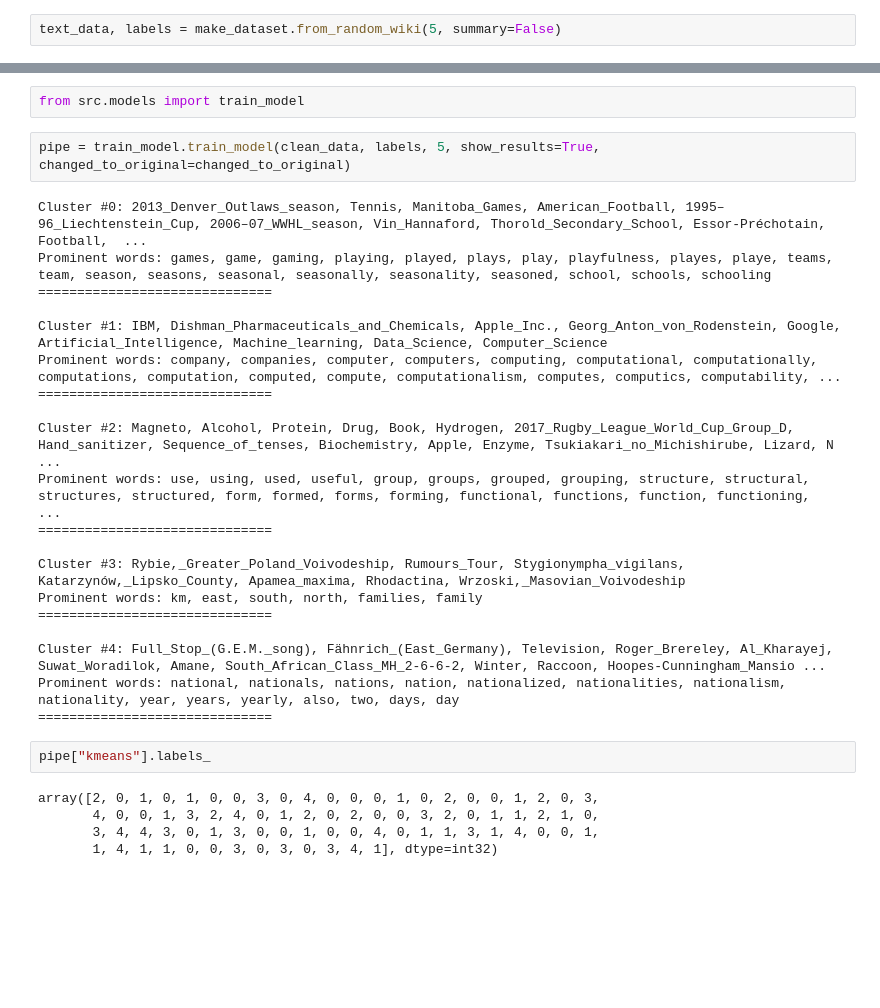
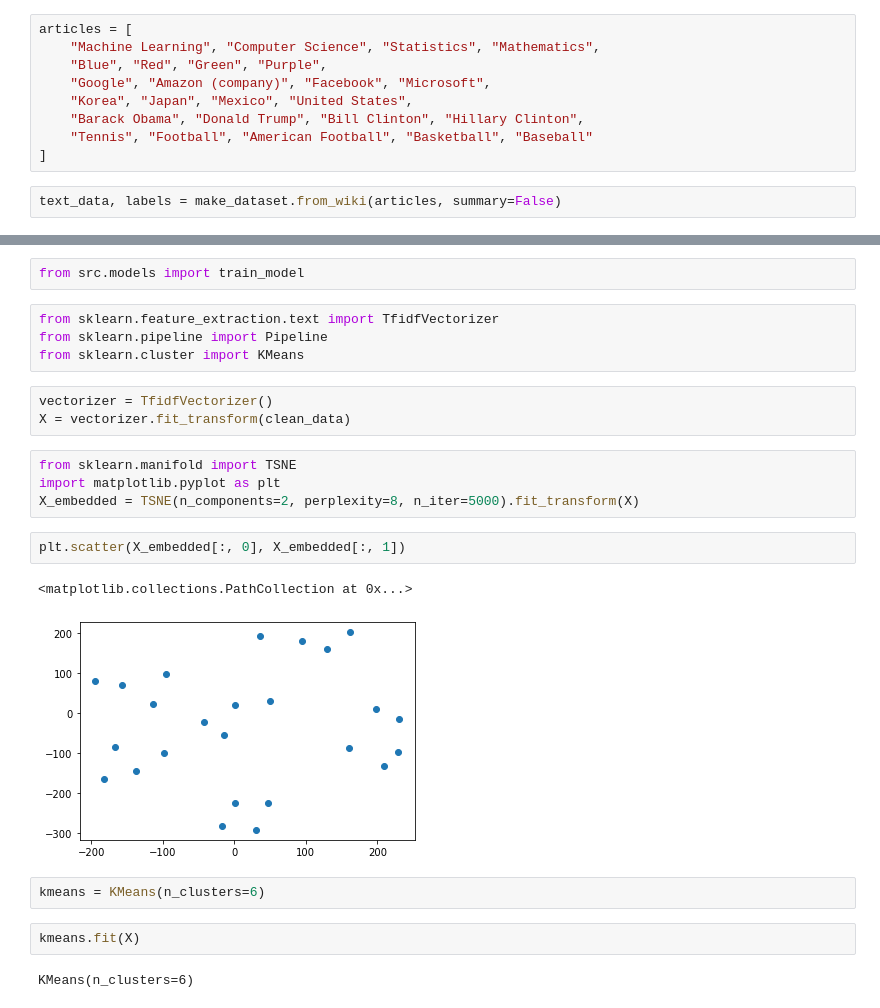
Before and after one commit to ryoheinamiki515/NLP-text-content-clustering, a Jupyter notebook: notebooks/example_tests.ipynb, the cells around one changed output, grey strips where cells are left out. Saved outputs shown, nothing was run; the diff lists cells and outputs as text; blank space fills up the shorter version.

```diff
--- a/notebooks/example_tests.ipynb
+++ b/notebooks/example_tests.ipynb
@@ -10,3 +11,12 @@ from src.data import make_dataset
+# %%
+articles = [
+    "Machine Learning", "Computer Science", "Statistics", "Mathematics",
+    "Blue", "Red", "Green", "Purple",
+    "Google", "Amazon (company)", "Facebook", "Microsoft",
+    "Korea", "Japan", "Mexico", "United States",
+    "Barack Obama", "Donald Trump", "Bill Clinton", "Hillary Clinton",
+    "Tennis", "Football", "American Football", "Basketball", "Baseball"
+]
 # %%
-text_data, labels = make_dataset.from_random_wiki(5, summary=False)
+text_data, labels = make_dataset.from_wiki(articles, summary=False)
 # %% [output]
@@ -15,32 +25,25 @@ text_data, labels = make_dataset.from_random_wiki(5, summary=False)
 clean_data, changed_to_original = make_dataset.clean_data(text_data)
 # %%
 from src.models import train_model
-# %%
-pipe = train_model.train_model(clean_data, labels, 5, show_results=True, changed_to_original=changed_to_original)
-# %% [output]
-Cluster #0: 2013_Denver_Outlaws_season, Tennis, Manitoba_Games, American_Football, 1995–96_Liechtenstein_Cup, 2006–07_WWHL_season, Vin_Hannaford, Thorold_Secondary_School, Essor-Préchotain, Football,  ...
-Prominent words: games, game, gaming, playing, played, plays, play, playfulness, playes, playe, teams, team, season, seasons, seasonal, seasonally, seasonality, seasoned, school, schools, schooling
-==============================
-
-Cluster #1: IBM, Dishman_Pharmaceuticals_and_Chemicals, Apple_Inc., Georg_Anton_von_Rodenstein, Google, Artificial_Intelligence, Machine_learning, Data_Science, Computer_Science
-Prominent words: company, companies, computer, computers, computing, computational, computationally, computations, computation, computed, compute, computationalism, computes, computics, computability, ...
-==============================
-
-Cluster #2: Magneto, Alcohol, Protein, Drug, Book, Hydrogen, 2017_Rugby_League_World_Cup_Group_D, Hand_sanitizer, Sequence_of_tenses, Biochemistry, Apple, Enzyme, Tsukiakari_no_Michishirube, Lizard, N ...
-Prominent words: use, using, used, useful, group, groups, grouped, grouping, structure, structural, structures, structured, form, formed, forms, forming, functional, functions, function, functioning,  ...
-==============================
-
-Cluster #3: Rybie,_Greater_Poland_Voivodeship, Rumours_Tour, Stygionympha_vigilans, Katarzynów,_Lipsko_County, Apamea_maxima, Rhodactina, Wrzoski,_Masovian_Voivodeship
-Prominent words: km, east, south, north, families, family
-==============================
-
-Cluster #4: Full_Stop_(G.E.M._song), Fähnrich_(East_Germany), Television, Roger_Brereley, Al_Kharayej, Suwat_Woradilok, Amane, South_African_Class_MH_2-6-6-2, Winter, Raccoon, Hoopes-Cunningham_Mansio ...
-Prominent words: national, nationals, nations, nation, nationalized, nationalities, nationalism, nationality, year, years, yearly, also, two, days, day
-==============================
-# %%
-pipe["kmeans"].labels_
-# %% [output]
-array([2, 0, 1, 0, 1, 0, 0, 3, 0, 4, 0, 0, 0, 1, 0, 2, 0, 0, 1, 2, 0, 3,
-       4, 0, 0, 1, 3, 2, 4, 0, 1, 2, 0, 2, 0, 0, 3, 2, 0, 1, 1, 2, 1, 0,
-       3, 4, 4, 3, 0, 1, 3, 0, 0, 1, 0, 0, 4, 0, 1, 1, 3, 1, 4, 0, 0, 1,
-       1, 4, 1, 1, 0, 0, 3, 0, 3, 0, 3, 4, 1], dtype=int32)
+# %%
+from sklearn.feature_extraction.text import TfidfVectorizer
+from sklearn.pipeline import Pipeline
+from sklearn.cluster import KMeans
+# %%
+vectorizer = TfidfVectorizer()
+X = vectorizer.fit_transform(clean_data)
+# %%
+from sklearn.manifold import TSNE
+import matplotlib.pyplot as plt
+X_embedded = TSNE(n_components=2, perplexity=8, n_iter=5000).fit_transform(X)
+# %%
+plt.scatter(X_embedded[:, 0], X_embedded[:, 1])
+# %% [output]
+<matplotlib.collections.PathCollection at 0x...>
+[figure, added]
+# %%
+kmeans = KMeans(n_clusters=6)
+# %%
+kmeans.fit(X)
+# %% [output]
+KMeans(n_clusters=6)
```
Also changed, not shown: parts of 5 cells of this notebook, 2 other files.
